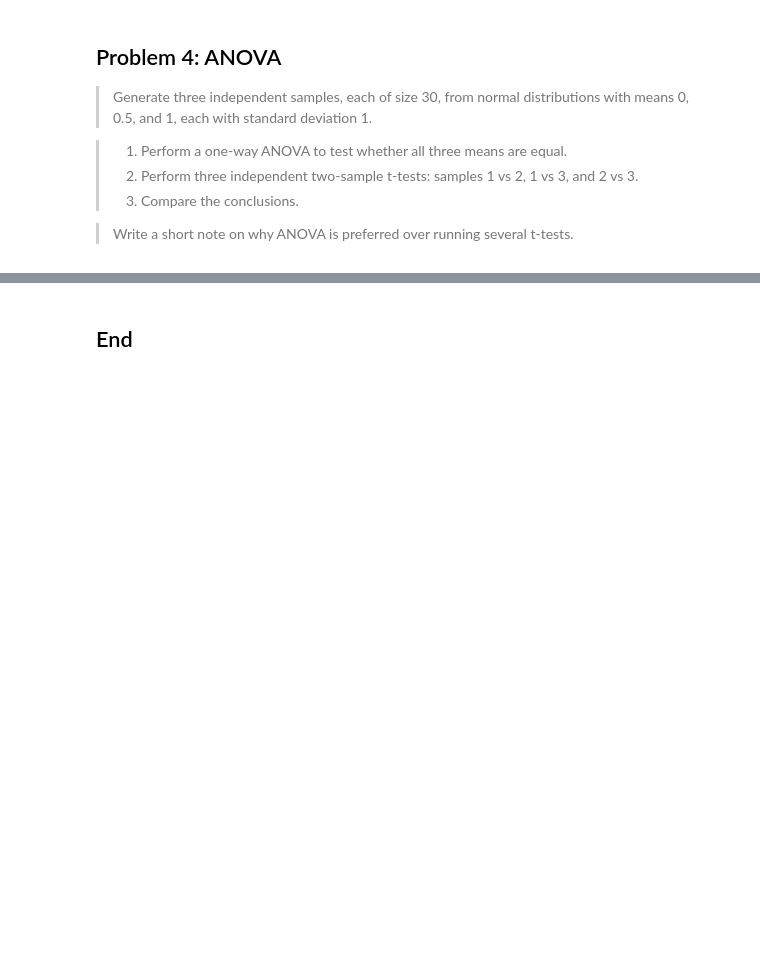
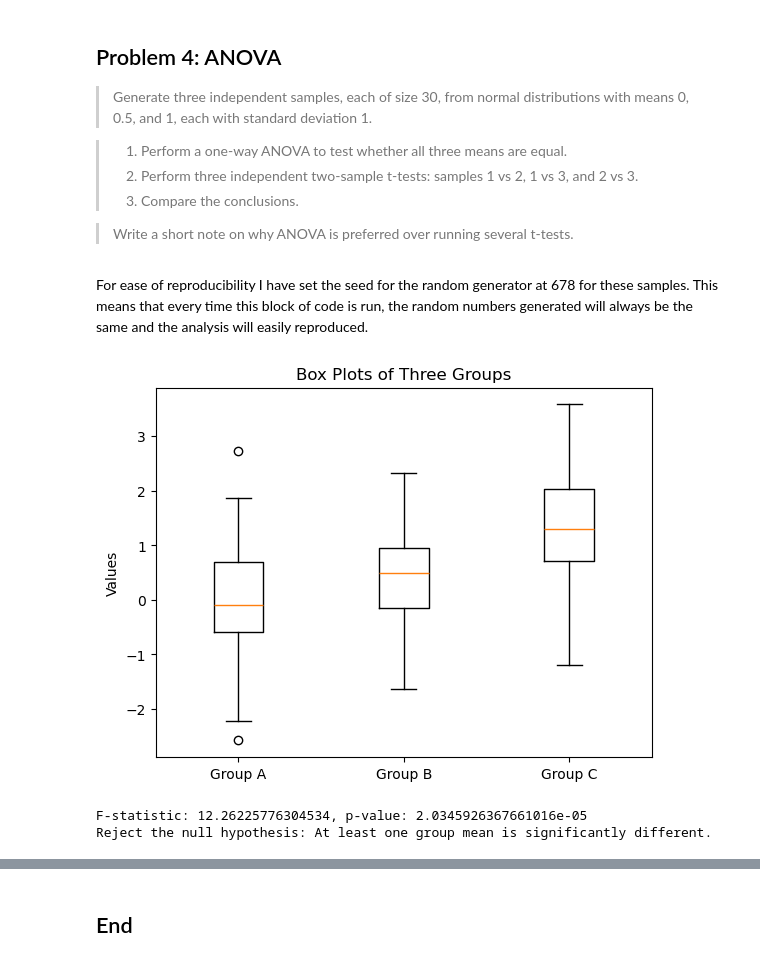
Before and after one commit to CeamanCollins/applied-statistics-assessment, a Jupyter notebook: problems.ipynb, the cells around one changed output, grey strips where cells are left out. Saved outputs shown, nothing was run; the diff lists cells and outputs as text; code cells hidden in the pictures; blank space fills up the shorter version.

```diff
--- a/problems.ipynb
+++ b/problems.ipynb
@@ -504,3 +510,35 @@ This is because the independent samples t test is looking for a difference in me
 > 3. Compare the conclusions.
 
 >Write a short note on why ANOVA is preferred over running several t-tests.
+# %% [markdown]
+For ease of reproducibility I have set the seed for the random generator at 678 for these samples. This means that every time this block of code is run, the random numbers generated will always be the same and the analysis will easily reproduced.
+# %%
+# Generating random samples from normal distributions with different means.
+np.random.seed(678)
+group_a = np.random.normal(0, 1, 30)
+group_b = np.random.normal(0.5, 1, 30)
+group_c = np.random.normal(1, 1, 30)
+# %%
+# Creating box plots to visualize the distributions of the three groups.
+data_to_plot = [group_a, group_b, group_c]
+plt.boxplot(data_to_plot, labels=['Group A', 'Group B', 'Group C'])
+plt.title('Box Plots of Three Groups')
+plt.ylabel('Values')
+plt.show()
+# %% [output]
+[figure, added]
+# %%
+# Performing one-way ANOVA on the three groups.
+f_statistic, p_value = stats.f_oneway(group_a, group_b, group_c)
+
+print(f"F-statistic: {f_statistic}, p-value: {p_value}")
+
+# Interpreting the p-value from the ANOVA test.
+alpha = 0.05
+if p_value < alpha:
+    print("Reject the null hypothesis: At least one group mean is significantly different.")
+else:
+    print("Fail to reject the null hypothesis: No significant difference between group means.")
+# %% [output]
+F-statistic: 12.26225776304534, p-value: 2.0345926367661016e-05
+Reject the null hypothesis: At least one group mean is significantly different.
```
Also changed, not shown: parts of 16 cells of this notebook.
